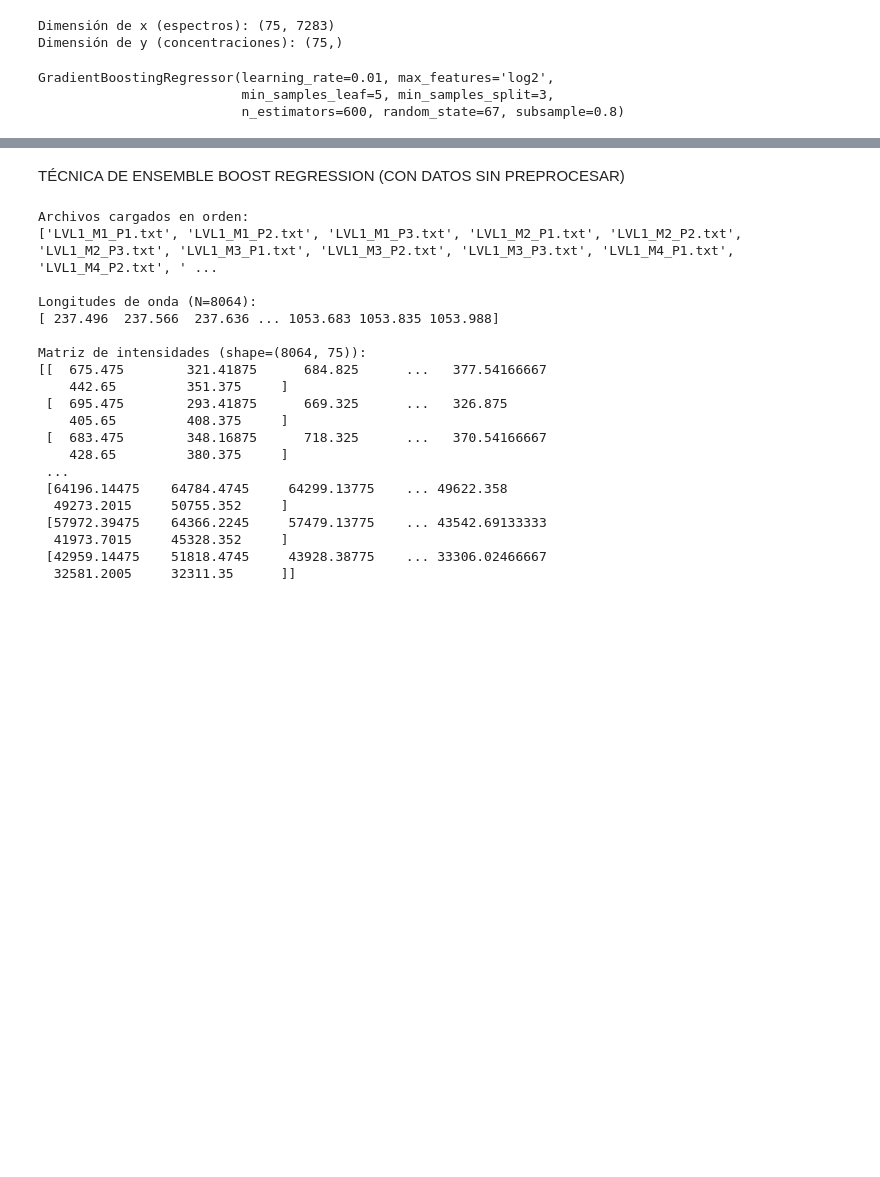
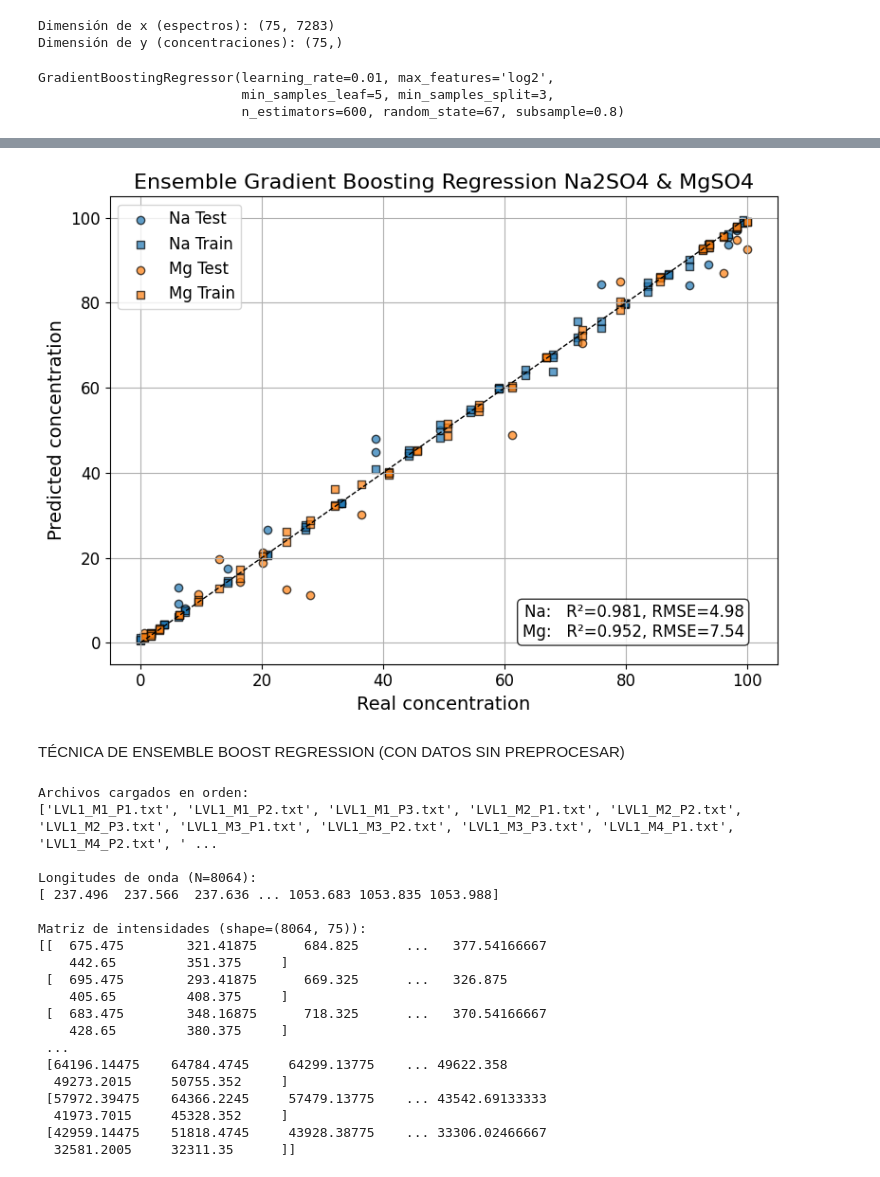
Before and after one commit to elsamoreno/LIBS_QUANTIFICATION_INTA, a Jupyter notebook: Machine Learning/Ensemble_Boost_Regression.ipynb, the cells around one changed output, grey strips where cells are left out. Cells and saved outputs as stored; diff of their text form; code cells hidden in the pictures; blank space fills up the shorter version.

```diff
--- a/Machine Learning/Ensemble_Boost_Regression.ipynb
+++ b/Machine Learning/Ensemble_Boost_Regression.ipynb
@@ -211,3 +203,82 @@ plt.show()
+# %%
+import numpy as np
+import matplotlib.pyplot as plt
+from sklearn.metrics import mean_squared_error, r2_score
+
+# ————— Datos que ya tienes —————
+# y_test,   y_pred    → sulfato de sodio
+# y_test2,  y_pred2   → sulfato de magnesio
+# y_train,  y_pred_train  and y_train2, y_pred_train2  para entrenamiento
+
+# ————— Cálculo de métricas —————
+r2_na   = r2_score(y_test,  y_pred)
+rmse_na = np.sqrt(mean_squared_error(y_test,  y_pred))
+
+r2_mg   = r2_score(y_test2, y_pred2)
+rmse_mg = np.sqrt(mean_squared_error(y_test2, y_pred2))
+
+# ————— Gráfica conjunta —————
+fig, ax = plt.subplots(figsize=(8,6))
+
+# Sodium (Na)
+ax.scatter(
+    y_test, y_pred,
+    c='C0', marker='o', edgecolor='k', alpha=0.7,
+    label='Na Test'
+)
+ax.scatter(
+    y_train, y_pred_train,
+    c='C0', marker='s', edgecolor='k', alpha=0.7,
+    label='Na Train'
+)
+
+# Magnesium (Mg)
+ax.scatter(
+    y_test2, y_pred2,
+    c='C1', marker='o', edgecolor='k', alpha=0.7,
+    label='Mg Test'
+)
+ax.scatter(
+    y_train2, y_pred_train2,
+    c='C1', marker='s', edgecolor='k', alpha=0.7,
+    label='Mg Train'
+)
+
+# Línea de identidad
+mn = min(y_train.min(), y_test.min(), y_train2.min(), y_test2.min())
+mx = max(y_train.max(), y_test.max(), y_train2.max(), y_test2.max())
+ax.plot([mn, mx], [mn, mx], 'k--', lw=1)
+
+# Etiquetas y título
+ax.set_xlabel("Real concentration", fontsize=14)
+ax.set_ylabel("Predicted concentration", fontsize=14)
+ax.set_title("Ensemble Gradient Boosting Regression Na2SO4 & MgSO4", fontsize=16)
+
+# Cuadro con métricas de TEST en esquina inferior derecha
+text_str = (
+    f"Na:   R²={r2_na:.3f}, RMSE={rmse_na:.2f}\n"
+    f"Mg:   R²={r2_mg:.3f}, RMSE={rmse_mg:.2f}"
+)
+ax.text(
+    0.95, 0.05, text_str,
+    transform=ax.transAxes,
+    va='bottom', ha='right',
+    fontsize=12,
+    bbox=dict(boxstyle="round,pad=0.3", facecolor="white", alpha=0.8)
+)
+
+# Leyenda
+leg = ax.legend(loc='upper left', fontsize=12)
+for txt in leg.get_texts():
+    txt.set_fontsize(12)
+
+ax.tick_params(axis='both', labelsize=12)
+ax.grid(True)
+
+plt.tight_layout()
+plt.show()
+# %% [output]
+[figure, added]
 # %% [markdown]
 TÉCNICA DE ENSEMBLE BOOST REGRESSION (CON DATOS SIN PREPROCESAR)
 # %%
```
Also changed, not shown: parts of 3 cells of this notebook, 11 other files.
